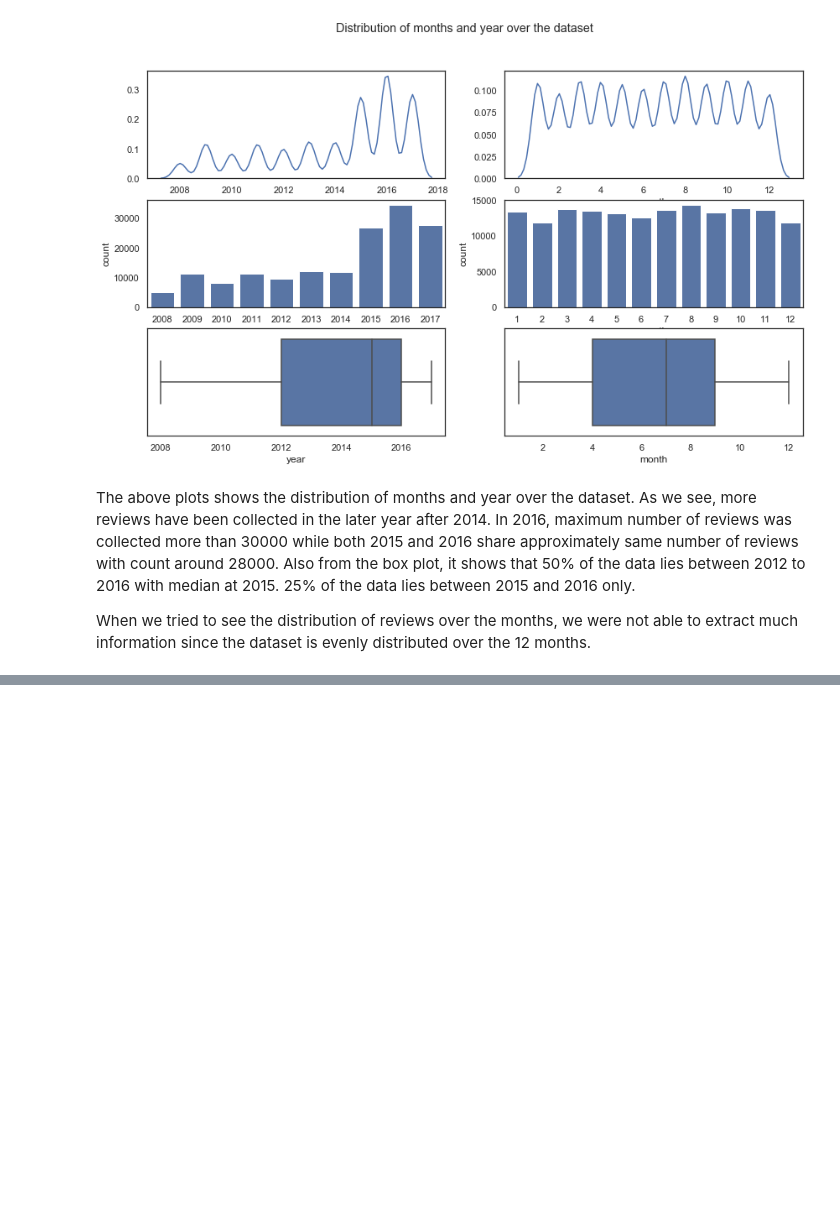
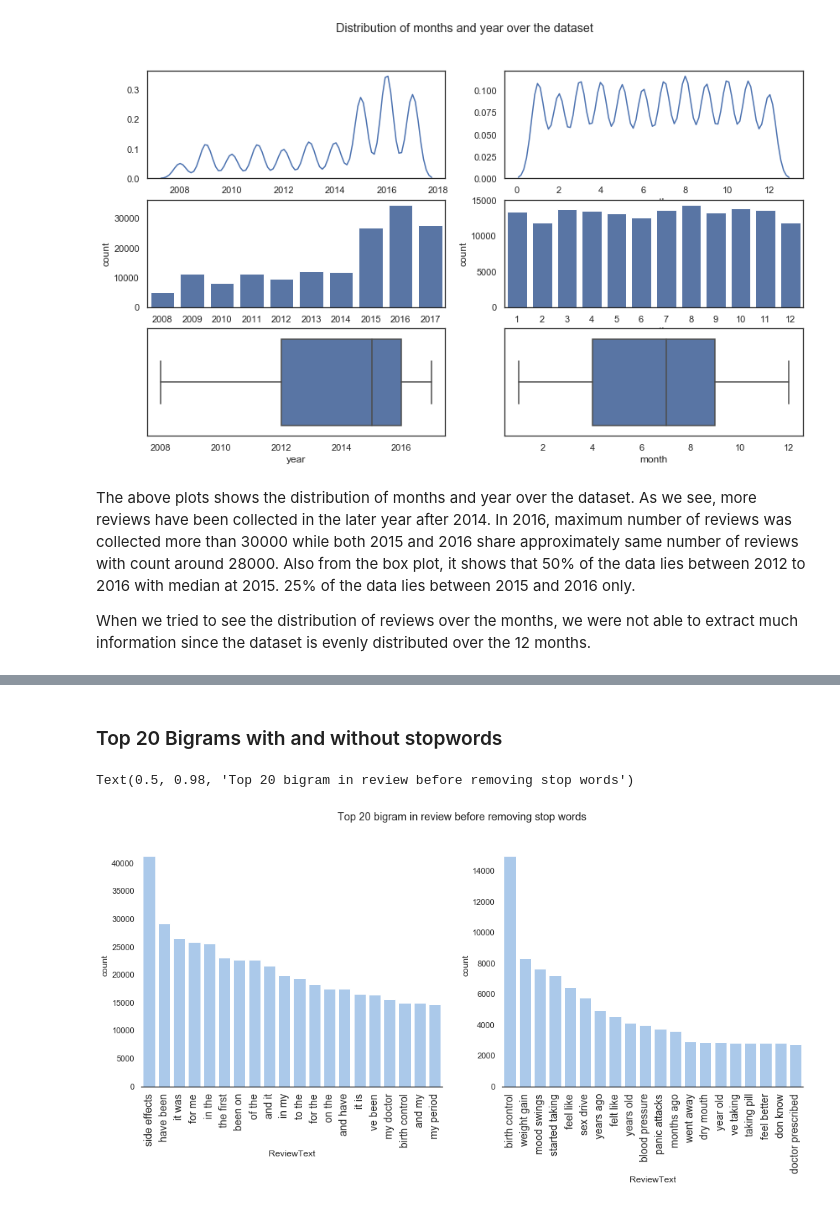
Before and after one commit to Laxman-Kumar/Drugs-Review-Text-Mining-Project, a Jupyter notebook: Drug Review - Data Cleaning and EDA.ipynb, the cells around one changed output, grey strips where cells are left out. Drawn from its saved outputs; the diff is of its cells as text; code cells hidden in the pictures; blank space fills up the shorter version.

```diff
--- a/Drug Review - Data Cleaning and EDA.ipynb
+++ b/Drug Review - Data Cleaning and EDA.ipynb
@@ -296,0 +336,20 @@ plt.show()
+# %% [markdown]
+### Top 20 Bigrams with and without stopwords
+# %%
+common_words_withStopwords = get_top_n_words(df['review'], 20,None,(2,2))
+common_words_withoutStopwords = get_top_n_words(df['review'], 20,'english',(2,2))
+
+df1 = pd.DataFrame(common_words_withStopwords, columns = ['ReviewText' , 'count'])
+df2 = pd.DataFrame(common_words_withoutStopwords, columns = ['ReviewText' , 'count'])
+
+f, ax = plt.subplots(1,2,figsize=(16, 6))
+sns.set_color_codes("pastel")
+g=sns.barplot(x="ReviewText", y="count", data=df1, color="b",ax=ax[0])
+t=sns.barplot(x="ReviewText", y="count", data=df2, color="b",ax=ax[1])
+g.set_xticklabels(rotation=90,labels=df1['ReviewText'],fontsize =14)
+t.set_xticklabels(rotation=90,labels=df2['ReviewText'],fontsize =14)
+sns.despine(left = True)
+plt.suptitle("Top 20 bigram in review before removing stop words",fontsize=16);
+# %% [output]
+Text(0.5, 0.98, 'Top 20 bigram in review before removing stop words')
+[figure, added]
```
Also changed, not shown: parts of 15 cells of this notebook, 1 other file.
